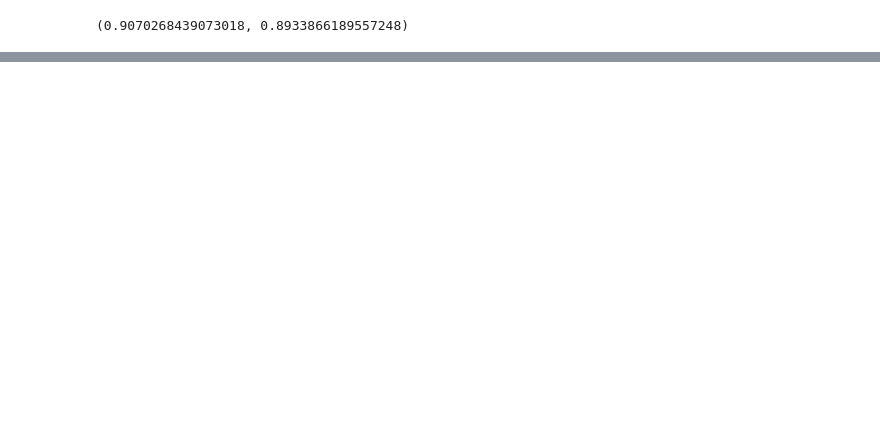
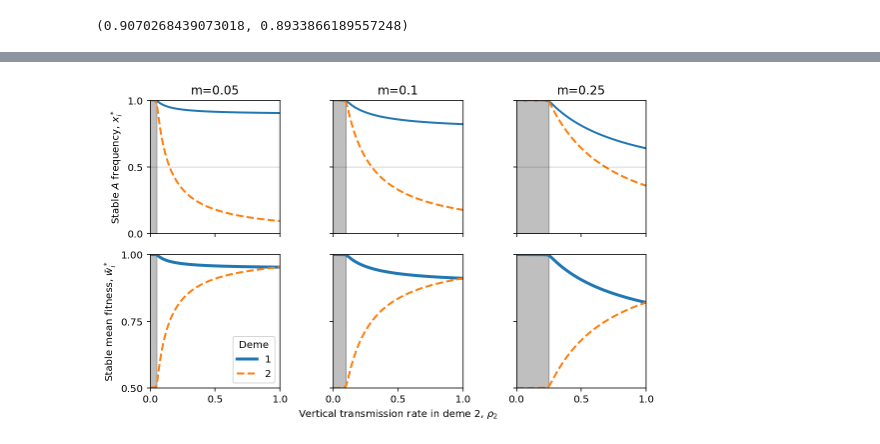
Before and after one commit to yoavram/Sunnyvale, a Jupyter notebook: notebooks/migration.ipynb, the cells around one changed output, grey strips where cells are left out. Cells and saved outputs as stored; diff of their text form; code cells hidden in the pictures; blank space fills up the shorter version.

```diff
--- a/notebooks/migration.ipynb
+++ b/notebooks/migration.ipynb
@@ -104,0 +121,43 @@ fig.savefig('../figures/migration.pdf', dpi=300)
+# %%
+fig, axes = plt.subplots(2, 3, figsize=(8, 5), sharex=True, sharey='row')
+ρ = np.linspace(0, 1, 500)
+
+for j, m in enumerate([0.05, 0.1, 0.25]):
+    xstar = np.array([
+        equil(x, w, (1, ρ_), (m, m))
+        for ρ_ in ρ
+    ])
+
+    ax = axes[0,j]
+    lines = ax.plot(ρ, xstar, lw=2)
+    lines[1].set_linestyle('--')
+    ax.fill_between([0, m / (m + (1 - m)*(w[0]-1)),], [1, 1], alpha=0.25, color='k')
+    if j == 0:
+        ax.set(
+            ylabel=('Stable $A$ frequency, $x_i^*$'),
+            ylim=(0, 1),
+            yticks=[0, 0.5, 1],
+            xlim=(ρ.min(), ρ.max()),
+        )
+    ax.set_title('m={}'.format(m))
+    ax.axhline(0.5, ls='-', color='k', alpha=0.1)
+
+    ax = axes[1,j]
+    mf1, mf2 = mf(xstar.T, w)
+    ax.plot(ρ, mf1, lw=3)
+    ax.plot(ρ, mf2, ls='--', lw=2)
+    ax.fill_between([0, m / (m + (1 - m)*(w[0]-1)),], [1, 1], alpha=0.25, color='k')
+    if j == 0:
+        ax.set(
+            ylabel=(r'Stable mean fitness, $\bar{w}^*_i$'),
+            ylim=(mf2.min(), 1),
+            yticks=[0.5, 0.75, 1],
+            xlim=(ρ.min(), ρ.max()),
+            xticks=[0, 0.5, 1]
+        )
+        ax.legend([r'1', r'2'], title='Deme', loc='lower right')
+    if j == 1: ax.set_xlabel(r'Vertical transmission rate in deme 2, $\rho_2$')
+fig.tight_layout()
+fig.savefig('../figures/migration_rho.pdf', dpi=300)
+# %% [output]
+[figure, added]
```
Also changed, not shown: parts of 6 cells of this notebook, 2 other files.
